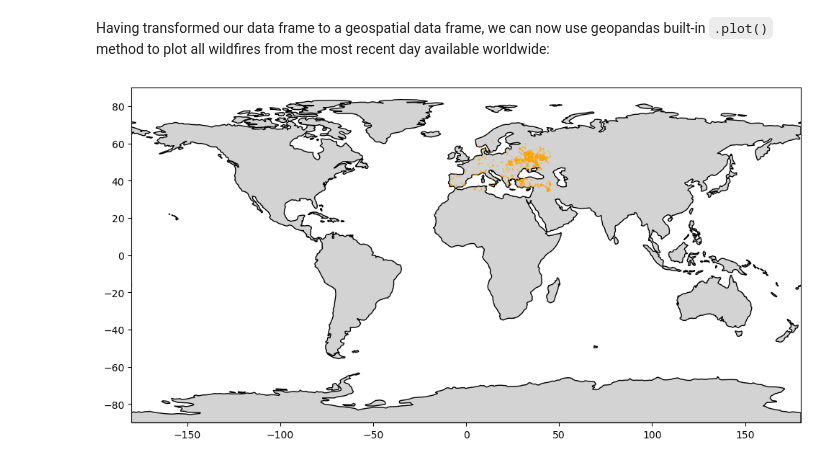
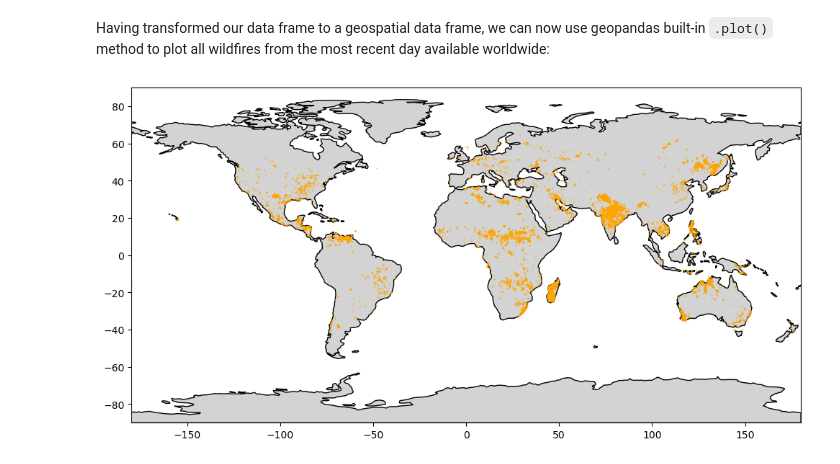
Before and after one commit to paulgeog/SDS210-wildifres-project, a Jupyter notebook: notebooks/wildfires.ipynb, the cells around one changed output. Saved outputs shown, nothing was run; the diff lists cells and outputs as text; code cells hidden in the pictures.

Commit message:
added: 2. cleaning especially date formatting

```diff
--- a/notebooks/wildfires.ipynb
+++ b/notebooks/wildfires.ipynb
@@ -245,7 +226,7 @@ def area_api_query(sensor: str, area: list|str = 'world', date: str | None = Non
     # ------
     if check_sensor(sensor) == False:
         raise ValueError("Sensor: Invalid sensor name, check list of available sensors.")
-    print("Sensor input valid.")
+    print(f"Sensor input:{sensor}")
 
     # area
     # ----
@@ -256,10 +237,10 @@ def area_api_query(sensor: str, area: list|str = 'world', date: str | None = Non
             area_str = get_area_coord(area)
     elif type(area) == list:
         check_area_list(area)
-        area_str = ", ".join(map(str, area)) # converts input list to str for url use
+        area_str = ",".join(map(str, area)) # converts input list to str for url use
     else:
         raise ValueError("Area: Anvalid input type. Must be either str or list")
-    print("Area input valid.")
+    print(f"Area input: {area_str}")
 
     # date
     # ----
@@ -272,30 +253,29 @@ def area_api_query(sensor: str, area: list|str = 'world', date: str | None = Non
 
     check_date_str(date, sensor, max_date_time)
 
-    if type(date) is None:
-        dt_none = max_date_time
-        date_str = dt_none.strftime("%Y-%m-%d")
+    if date is None:
+        date_str = max_date_time.strftime("%Y-%m-%d")
     if type(date) == str:
         date_str = date
-    print("date input valid.")
+    print(f"Date input: {date_str}")
 
     # n_days
     # ------
     check_n_days(n_days)
     n_days = str(n_days)
-
-    print("N_days input valid.")
+    print(f"N_days input: {n_days}")
     print("All input correct")
 
     # API query
     # ---------
-    area_url = 'https://firms.modaps.eosdis.nasa.gov/api/area/csv/' + api_key + '/' + sensor + '/' + area_str + '/' + n_days
-    df_area = pd.read_csv(area_url)
+    area_url = 'https://firms.modaps.eosdis.nasa.gov/api/area/csv/' + api_key + '/' + sensor + '/' + area_str + '/' + n_days + '/' + date_str
+    print(f"URL: {area_url}")
+    output_df = pd.read_csv(area_url)
 
-    return df_area
+    return output_df
 # %% [markdown]
 Let us check, whether this monstrosity of a function actually works:
 # %%
-df_area = area_api_query('MODIS_NRT', area= 'Europe', n_days=5)
-display(df_area.head())
+df_wf = area_api_query('VIIRS_NOAA20_NRT', n_days=5)
+display(df_wf.head(1))
 # %% [output]
@@ -315,10 +292,10 @@ We can see that there is a longitude and latitude column in the csv file which w
 # %%
 # now convert latitude, longitude values into point geometry
 
-gdf = gpd.GeoDataFrame(
-    df_area, geometry=gpd.points_from_xy(df_area.longitude, df_area.latitude), crs="EPSG:4326"
+gdf_wf = gpd.GeoDataFrame(
+    df_wf, geometry=gpd.points_from_xy(df_wf.longitude, df_wf.latitude), crs="EPSG:4326"
 )
 
 # show top 3 records
-gdf.head(3)
+gdf_wf.tail(10)
 # %% [output]
@@ -331,22 +315,22 @@ Having transformed our data frame to a geospatial data frame, we can now use geo
 # %%
 # We first need to import a file with global boundary geometries
 path = "../data/raw/ne_110m_land/ne_110m_land.shp"
 world = gpd.read_file(path).to_crs(epsg=4326)
 
 fig, ax = plt.subplots(figsize=(12,7))
 
 world.plot(ax=ax,
            color="lightgrey",
            edgecolor="black")
 
-gdf.plot(ax=ax,
+gdf_wf.plot(ax=ax,
          color="orange",
          markersize=0.1
          )
 ax.set_xlim(-180, 180)
 ax.set_ylim(-90, 90)
 ax.set_aspect("equal")
 
 plt.show()
 # %% [output]
-[figure, old version]
+[figure, new version]
```
Also changed, not shown: parts of 14 cells of this notebook.
